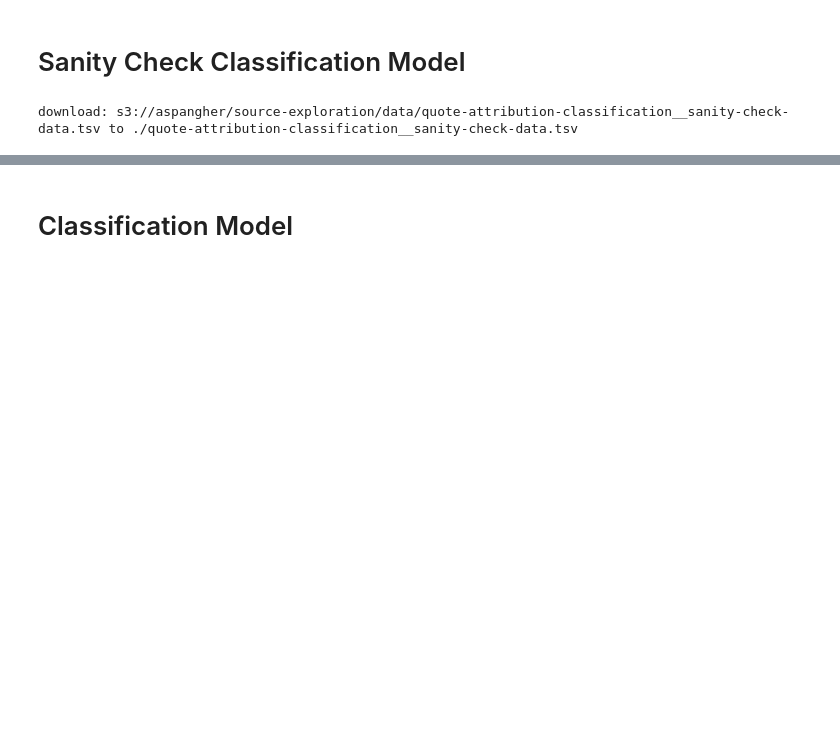
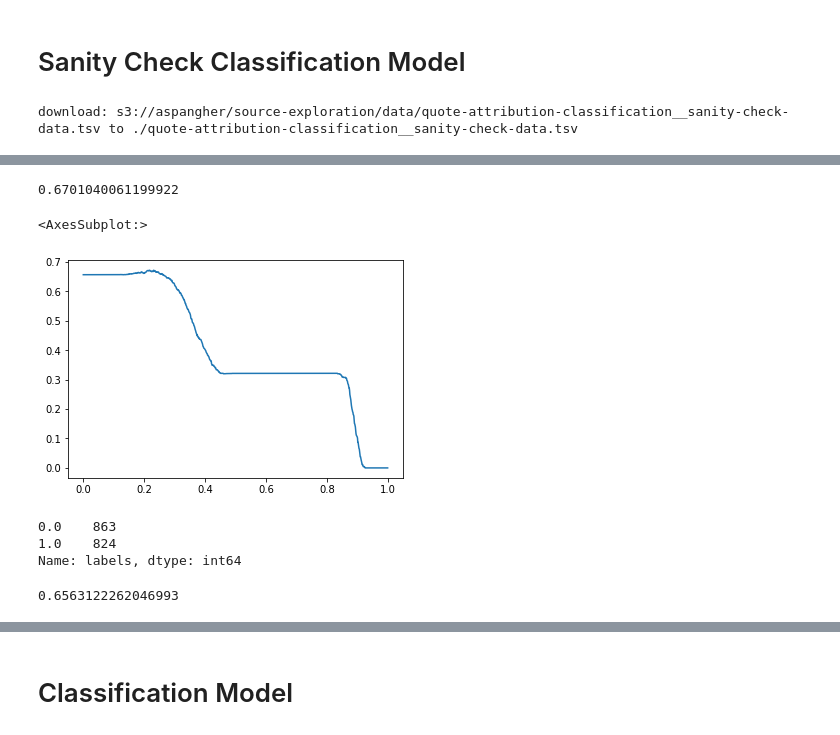
Before and after one commit to alex2awesome/source-exploration, a Jupyter notebook: notebooks/2022-08-09__run-eval-on-classifier.ipynb, the cells around one changed output, grey strips where cells are left out. Saved outputs shown, nothing was run; the diff lists cells and outputs as text; code cells hidden in the pictures; blank space fills up the shorter version.

```diff
--- a/notebooks/2022-08-09__run-eval-on-classifier.ipynb
+++ b/notebooks/2022-08-09__run-eval-on-classifier.ipynb
@@ -113,3 +142,25 @@ data_model = SourceClassificationDataModule(
 data_model.prepare_data()
 data_model.setup()
 dataloader = data_model.val_dataloader()
+# %%
+all_samples = []
+for idx, sample in tqdm(enumerate(data_model.test_dataset), total=len(data_model.test_dataset)):
+    sample = data_model.collate_fn([sample])
+
+    with torch.no_grad():
+        input_ids = sample['input_ids'].to('cuda')
+        attention_mask=sample['attention_mask'].to('cuda')
+        sentence_ids=sample['target_sentence_ids'].to('cuda')
+        person_ids = sample['target_person_ids'].to('cuda')
+        output = model.forward(input_ids=input_ids, attention_mask=attention_mask, target_sentence_ids=sentence_ids, target_person_ids=person_ids)
+
+    sample['pred'] = float(output[1].to('cpu')[0][0])
+    all_samples.append(sample)
+# %%
+all_samples_df = pd.DataFrame(all_samples)
+# %%
+output_df = (
+    all_samples_df[['labels', 'pred']]
+    .assign(labels=lambda df: df['labels'].apply(lambda x: float(x[0][0])))
+    .assign(pred=lambda df: df['pred'].apply(expit))
+)
@@ -115,0 +170,4 @@ dataloader = data_model.val_dataloader()
+# %%
+roc_auc_score(output_df['labels'], output_df['pred'])
+# %% [output]
+0.6701040061199922
@@ -115,0 +176,4 @@ dataloader = data_model.val_dataloader()
+# %%
+f1_scores = {}
+for i in np.arange(0, 1, .001):
+    f1_scores[i] = f1_score(output_df['labels'], output_df['pred'] > i)
@@ -115,0 +182,15 @@ dataloader = data_model.val_dataloader()
+# %%
+pd.Series(f1_scores).plot()
+# %% [output]
+<AxesSubplot:>
+[figure, added]
+# %%
+output_df['labels'].value_counts()
+# %% [output]
+0.0    863
+1.0    824
+Name: labels, dtype: int64
+# %%
+f1_score(output_df['labels'], np.ones_like(output_df['labels']))
+# %% [output]
+0.6563122262046993
```
Also changed, not shown: parts of 16 cells of this notebook, 1 other file.
